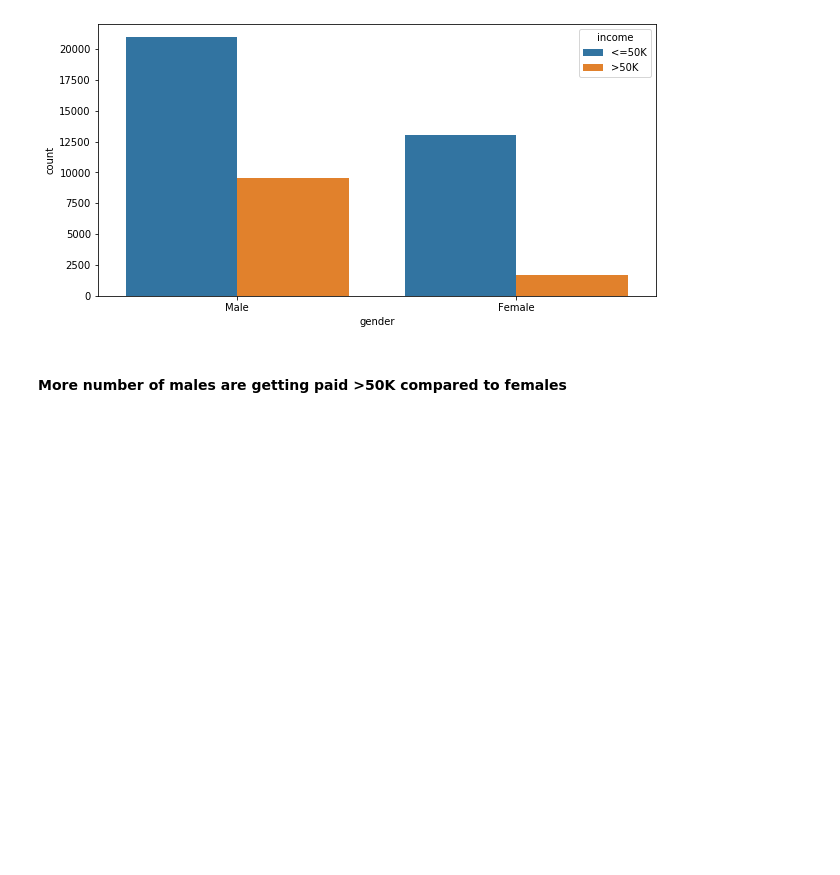
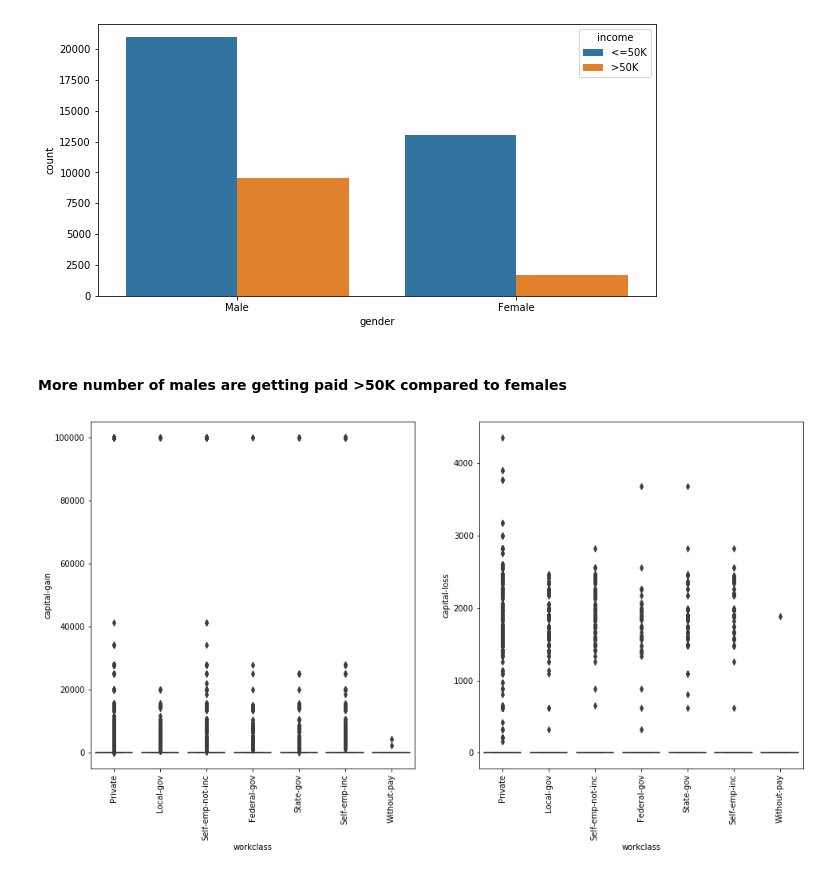
Before and after one commit to VaibhavSaran/Cipher_Schools_Assignments, a Jupyter notebook: Assignment 4/CIPHER SCHOOLS ASSIGNMENT 4.ipynb, the cells around one changed output. Saved outputs shown, nothing was run; the diff lists cells and outputs as text; code cells hidden in the pictures; blank space fills up the shorter version.

```diff
--- a/Assignment 4/CIPHER SCHOOLS ASSIGNMENT 4.ipynb
+++ b/Assignment 4/CIPHER SCHOOLS ASSIGNMENT 4.ipynb
@@ -569,3 +569,17 @@ mlt.show()
 [figure]
 # %% [markdown]
 #### More number of males are getting paid >50K compared to females
+# %%
+mlt.figure(figsize=(16, 8))
+
+mlt.subplot(1,2,1)
+sns.boxplot(y="capital-gain",data=adult,x="workclass")
+mlt.xticks(rotation=90)
+
+mlt.subplot(1,2,2)
+sns.boxplot(y="capital-loss",data=adult,x="workclass")
+mlt.xticks(rotation=90)
+
+mlt.show()
+# %% [output]
+[figure, added]
```
Also changed, not shown: parts of 16 cells of this notebook.
